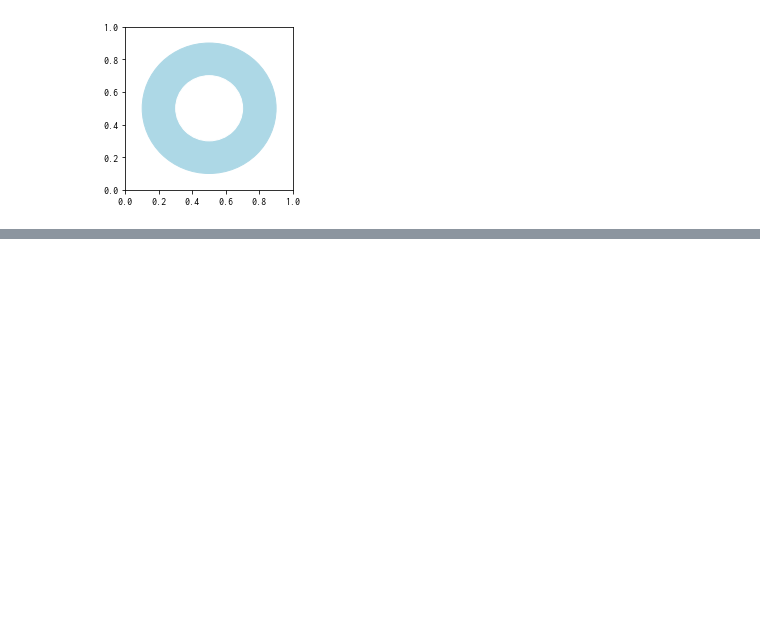
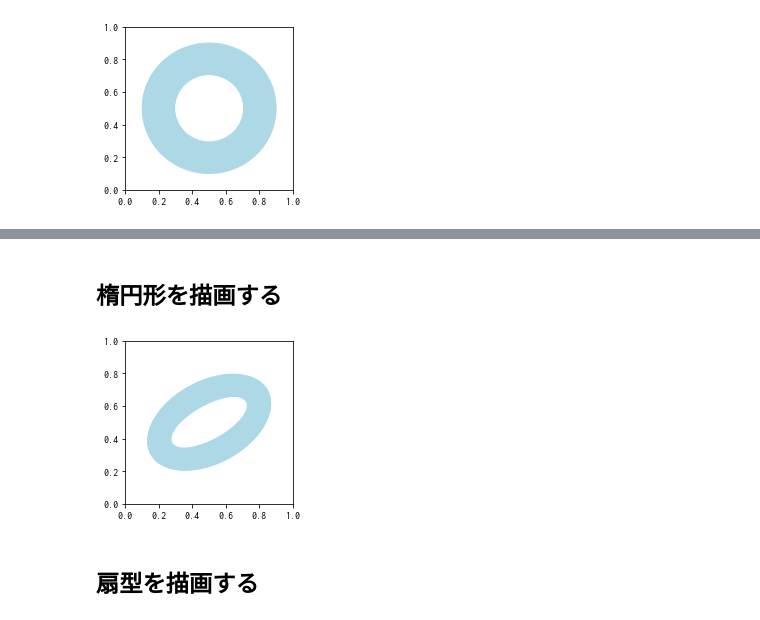
Before and after one commit to yukimura1227/trainings, a Jupyter notebook: jupyter_training/matplotlib_sample/various_shapes.ipynb, the cells around one changed output, grey strips where cells are left out. Saved outputs shown, nothing was run; the diff lists cells and outputs as text; code cells hidden in the pictures; blank space fills up the shorter version.

```diff
--- a/jupyter_training/matplotlib_sample/various_shapes.ipynb
+++ b/jupyter_training/matplotlib_sample/various_shapes.ipynb
@@ -77,0 +94,18 @@ plt.show()
+# %% [markdown]
+## 楕円形を描画する
+# %%
+## Elipseを描画
+fig = plt.figure(figsize=(3,3))
+ax = fig.add_subplot(1,1,1)
+
+e1 = mpatches.Ellipse(xy=(0.5,0.5), width=0.8, height=0.5, angle=30, color="lightblue")
+ax.add_patch(e1)
+
+e2 = mpatches.Ellipse(xy=(0.5,0.5), width=0.5, height=0.2, angle=30, color="white")
+ax.add_patch(e2)
+
+plt.show()
+# %% [output]
+[figure, added]
+# %% [markdown]
+## 扇型を描画する
```
Also changed, not shown: parts of 2 cells of this notebook.
